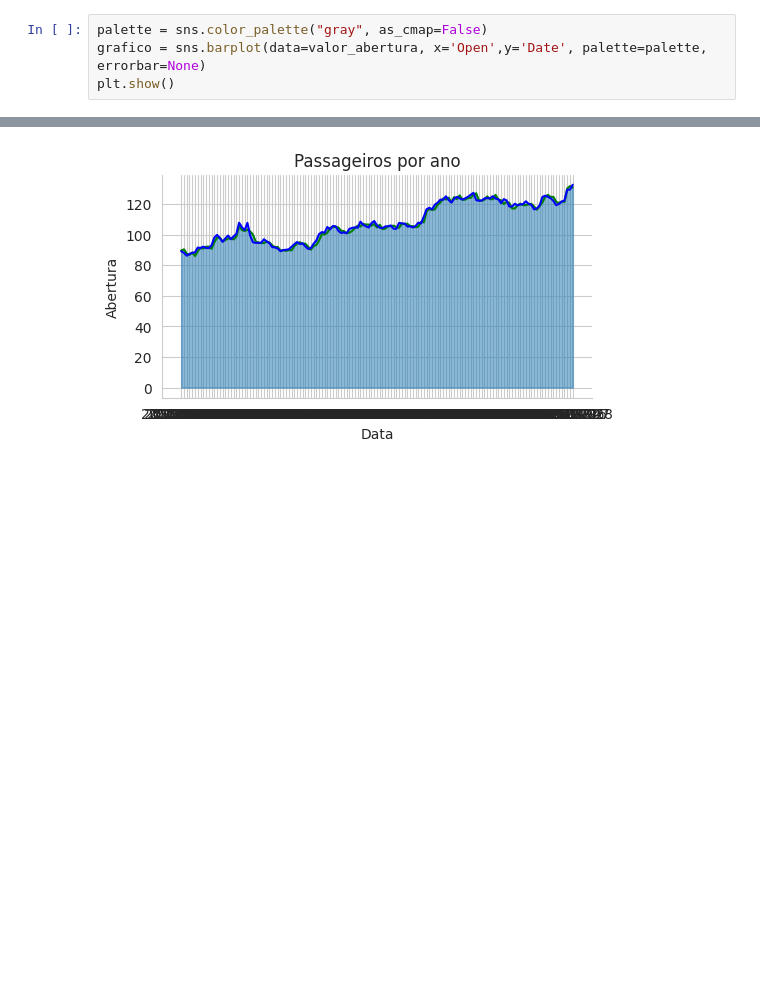
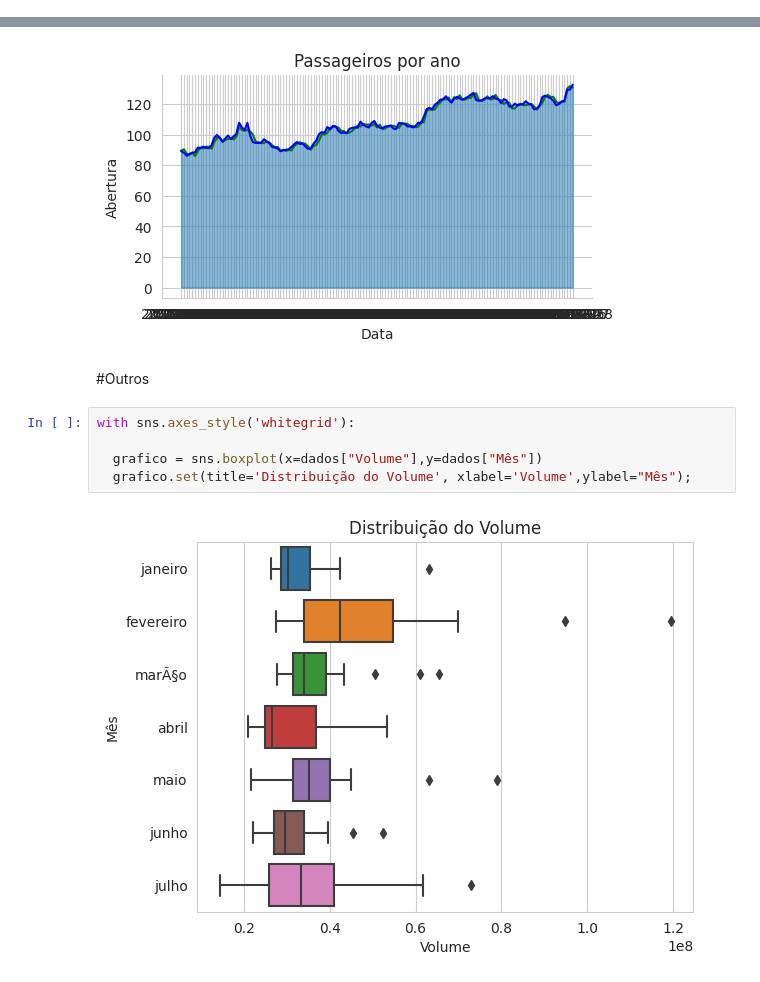
Before and after one commit to micaellimaj/series_temporais, a Jupyter notebook: EstoqueDoGoogle.ipynb, the cells around one changed output, grey strips where cells are left out. Saved outputs shown, nothing was run; the diff lists cells and outputs as text; blank space fills up the shorter version.

```diff
--- a/EstoqueDoGoogle.ipynb
+++ b/EstoqueDoGoogle.ipynb
@@ -184,4 +173,0 @@ valor_abertura.head()
-# %%
-palette = sns.color_palette("gray", as_cmap=False)
-grafico = sns.barplot(data=valor_abertura, x='Open',y='Date', palette=palette, errorbar=None)
-plt.show()
@@ -232,3 +216,12 @@ with sns.axes_style('whitegrid'):
   grafico.fig.set_size_inches(w=15/2.54, h=7.5/2.54)
 # %% [output]
 [figure]
+# %% [markdown]
+#Outros
+# %%
+with sns.axes_style('whitegrid'):
+
+  grafico = sns.boxplot(x=dados["Volume"],y=dados["Mês"])
+  grafico.set(title='Distribuição do Volume', xlabel='Volume',ylabel="Mês");
+# %% [output]
+[figure, added]
```
Also changed, not shown: parts of 14 cells of this notebook.
